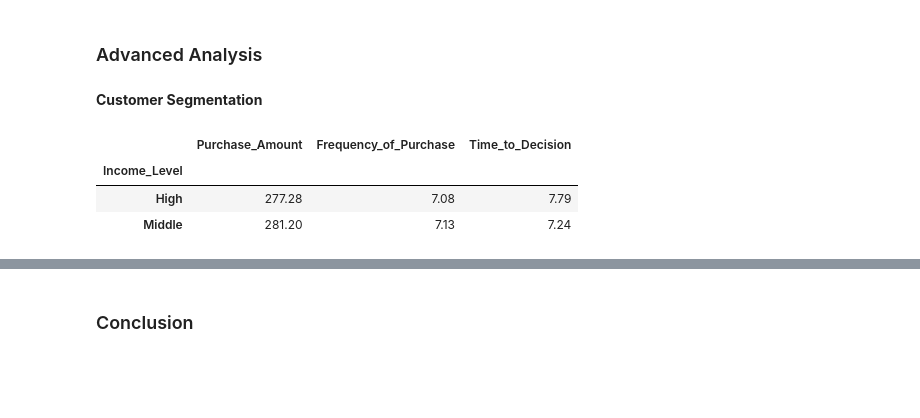
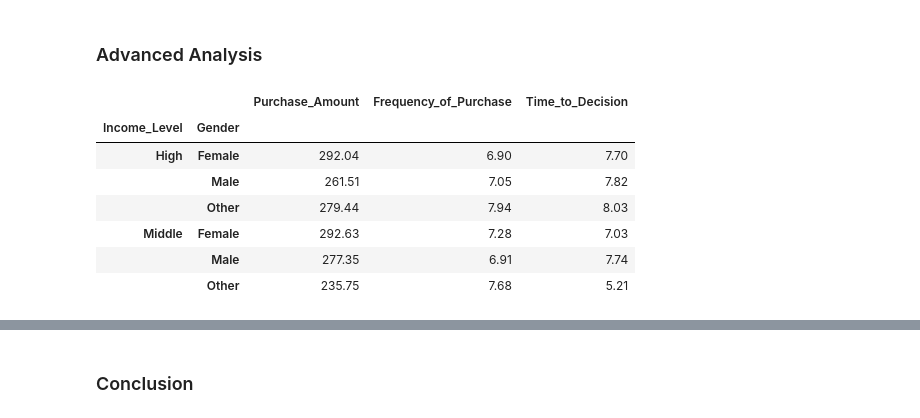
Before and after one commit to marianemcgrath/pfda, a Jupyter notebook: project/project_1.ipynb, the cells around one changed output, grey strips where cells are left out. Saved outputs shown, nothing was run; the diff lists cells and outputs as text; code cells hidden in the pictures; blank space fills up the shorter version.

```diff
--- a/project/project_1.ipynb
+++ b/project/project_1.ipynb
@@ -152,0 +192,10 @@ dtype: int64
+# %%
+# Check if df exists and group by Gender to calculate the average purchase amount
+if 'df' in locals():
+	# Convert Purchase_Amount to numeric format by removing '$' and converting to float
+	df['Purchase_Amount'] = df['Purchase_Amount'].str.replace('$', '').astype(float)
+	result = df.groupby('Gender')['Purchase_Amount'].mean()
+	print("Average Purchase Amount by Gender:")
+	print(result)
+else:
+	print("DataFrame 'df' not found. Please run cells 4 and 9 first to load and clean the data.")
@@ -152,0 +214,4 @@ dtype: int64
+# %%
+# Swapping any other gender that is not Female or Male into Other
+df['Gender'] = df['Gender'].apply(lambda x: x if x in ['Female', 'Male'] else 'Other') # Standardising gender
+print("Unique genders after grouping:", df['Gender'].unique())
@@ -165,13 +284,2 @@ Name: Purchase_Amount, dtype: object
 # %% [markdown]
 ### Exploratory Analysis
-# %%
-# Check if df exists and group by Gender to calculate mean Purchase_Amount
-if 'df' in locals():
-	# Convert Purchase_Amount to numeric format by removing '$' and whitespace
-	df['Purchase_Amount'] = df['Purchase_Amount'].str.replace('$', '').str.strip().astype(float)
-
-	result = df.groupby('Gender')['Purchase_Amount'].mean()
-	print("Average Purchase Amount by Gender:")
-	print(result)
-else:
-	print("DataFrame 'df' not found. Please run cells 4 and 9 first to load and clean the data.")
@@ -227,5 +343,7 @@ Clothing                     18
 Beauty & Personal Care       18
 Name: count, dtype: int64
 # %%
-pd.to_datetime(df['Time_of_Purchase'], format='%m/%d/%Y')
+# Converting 'Time_of_Purchase' to datetime format
+df['Time_of_Purchase'] = pd.to_datetime(df['Time_of_Purchase'], format='%m/%d/%Y')
+df['Time_of_Purchase'].head()
 # %% [output]
@@ -289,12 +425,15 @@ monthly_totals
 px.line(monthly_totals, x=monthly_totals.index, y='Purchase_Amount', title='Monthly Purchase Trends')
-# %% [markdown]
-**Customer Segmentation**
 # %%
-# Income Level vs. Purchase Behavior
-income_stats = df.groupby('Income_Level')[['Purchase_Amount', 'Frequency_of_Purchase', 'Time_to_Decision']].mean()
+# Income Level vs. Purchase Behavior, grouped by gender
+
+income_stats = df.groupby(['Income_Level', 'Gender'])[['Purchase_Amount', 'Frequency_of_Purchase', 'Time_to_Decision']].mean()
 income_stats
 # %% [output]
-|  | Purchase_Amount | Frequency_of_Purchase | Time_to_Decision |
-| Income_Level |  |  |  |
-| High | 277.28 | 7.08 | 7.79 |
-| Middle | 281.20 | 7.13 | 7.24 |
+|  |  | Purchase_Amount | Frequency_of_Purchase | Time_to_Decision |
+| Income_Level | Gender |  |  |  |
+| High | Female | 292.04 | 6.90 | 7.70 |
+|  | Male | 261.51 | 7.05 | 7.82 |
+|  | Other | 279.44 | 7.94 | 8.03 |
+| Middle | Female | 292.63 | 7.28 | 7.03 |
+|  | Male | 277.35 | 6.91 | 7.74 |
+|  | Other | 235.75 | 7.68 | 5.21 |
```
Also changed, not shown: parts of 22 cells of this notebook, 1 other file.
